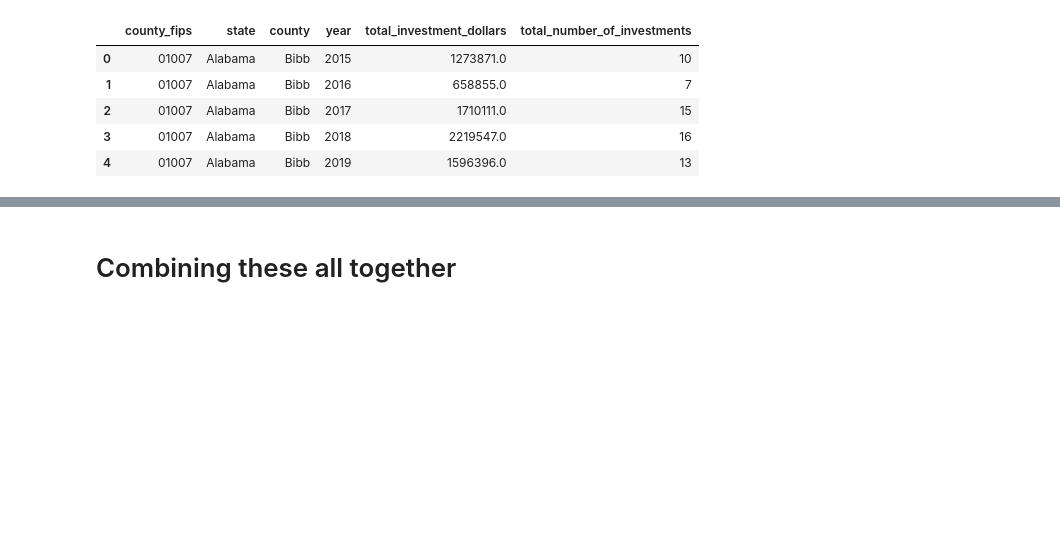
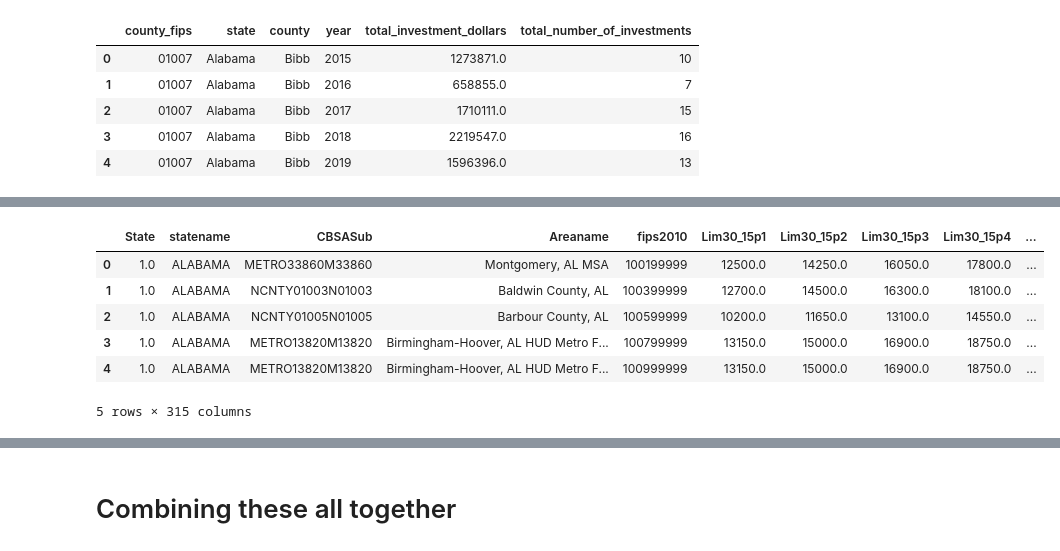
Before and after one commit to fulton-ring/fahe, a Jupyter notebook: main.ipynb, the cells around one changed output, grey strips where cells are left out. Cells and saved outputs as stored; diff of their text form; code cells hidden in the pictures; blank space fills up the shorter version.

```diff
--- a/main.ipynb
+++ b/main.ipynb
@@ -958,0 +982,23 @@ df_investment.head()
+# %%
+import glob
+
+# Path to the directory containing all income limits CSV files
+income_limits_dir = os.path.join("..", "raw", "Income_limits")
+all_csv_files = glob.glob(os.path.join(income_limits_dir, "*.csv"))
+
+dfs_income_limits = []
+for file in all_csv_files:
+    # Extract year from filename (e.g., 2015.csv → 2015)
+    year = os.path.splitext(os.path.basename(file))[0]
+    df = pd.read_csv(file)
+    df["year"] = year  # Add year column
+    dfs_income_limits.append(df)
+
+# Combine all with year included
+df_income_limits = pd.concat(dfs_income_limits, ignore_index=True)
+
+print(f"Found {len(all_csv_files)} income limits CSV files:")
+for file in all_csv_files:
+    print(f" - {os.path.basename(file)}")
+
+print(df_income_limits.head())
@@ -958,0 +1023,10 @@ df_investment.head()
+# %%
+df_income_limits.head()
+# %% [output]
+|  | State | statename | CBSASub | Areaname | fips2010 | Lim30_15p1 | Lim30_15p2 | Lim30_15p3 | Lim30_15p4 | ... |
+| 0 | 1.0 | ALABAMA | METRO33860M33860 | Montgomery, AL MSA | 100199999 | 12500.0 | 14250.0 | 16050.0 | 17800.0 | ... |
+| 1 | 1.0 | ALABAMA | NCNTY01003N01003 | Baldwin County, AL | 100399999 | 12700.0 | 14500.0 | 16300.0 | 18100.0 | ... |
+| 2 | 1.0 | ALABAMA | NCNTY01005N01005 | Barbour County, AL | 100599999 | 10200.0 | 11650.0 | 13100.0 | 14550.0 | ... |
+| 3 | 1.0 | ALABAMA | METRO13820M13820 | Birmingham-Hoover, AL HUD Metro F... | 100799999 | 13150.0 | 15000.0 | 16900.0 | 18750.0 | ... |
+| 4 | 1.0 | ALABAMA | METRO13820M13820 | Birmingham-Hoover, AL HUD Metro F... | 100999999 | 13150.0 | 15000.0 | 16900.0 | 18750.0 | ... |
+5 rows × 315 columns
```
Also changed, not shown: parts of 63 cells of this notebook.
